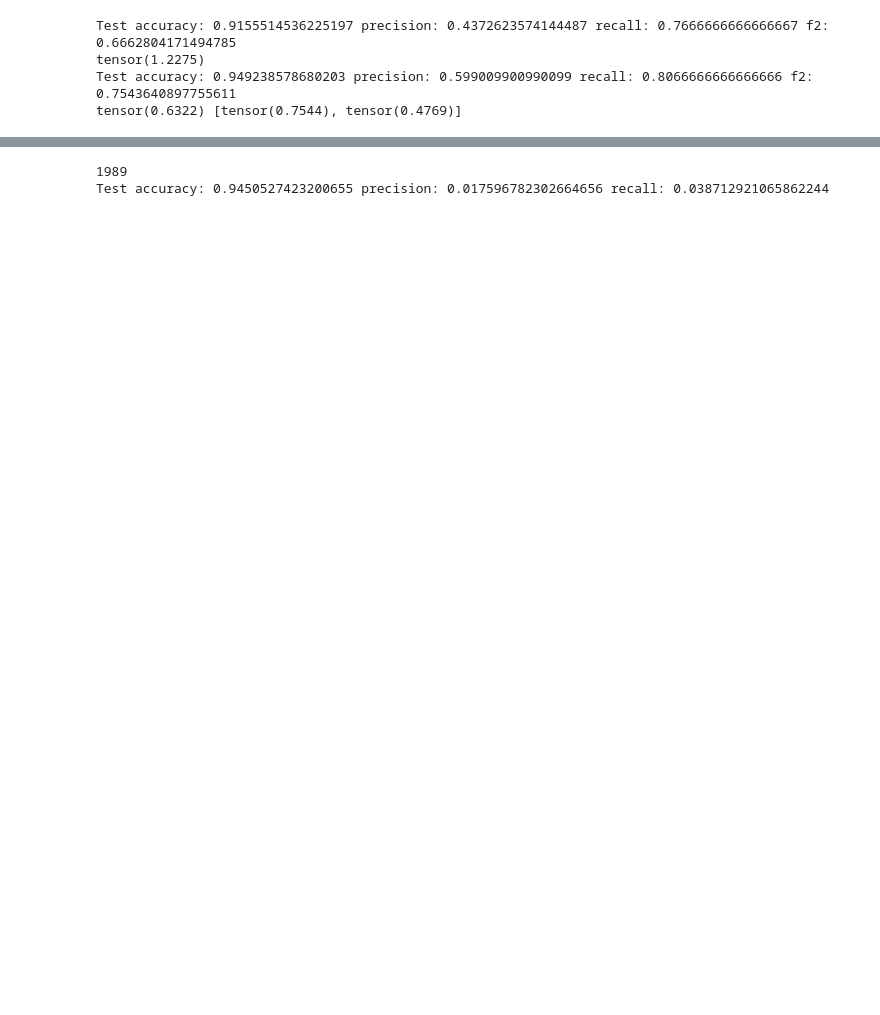
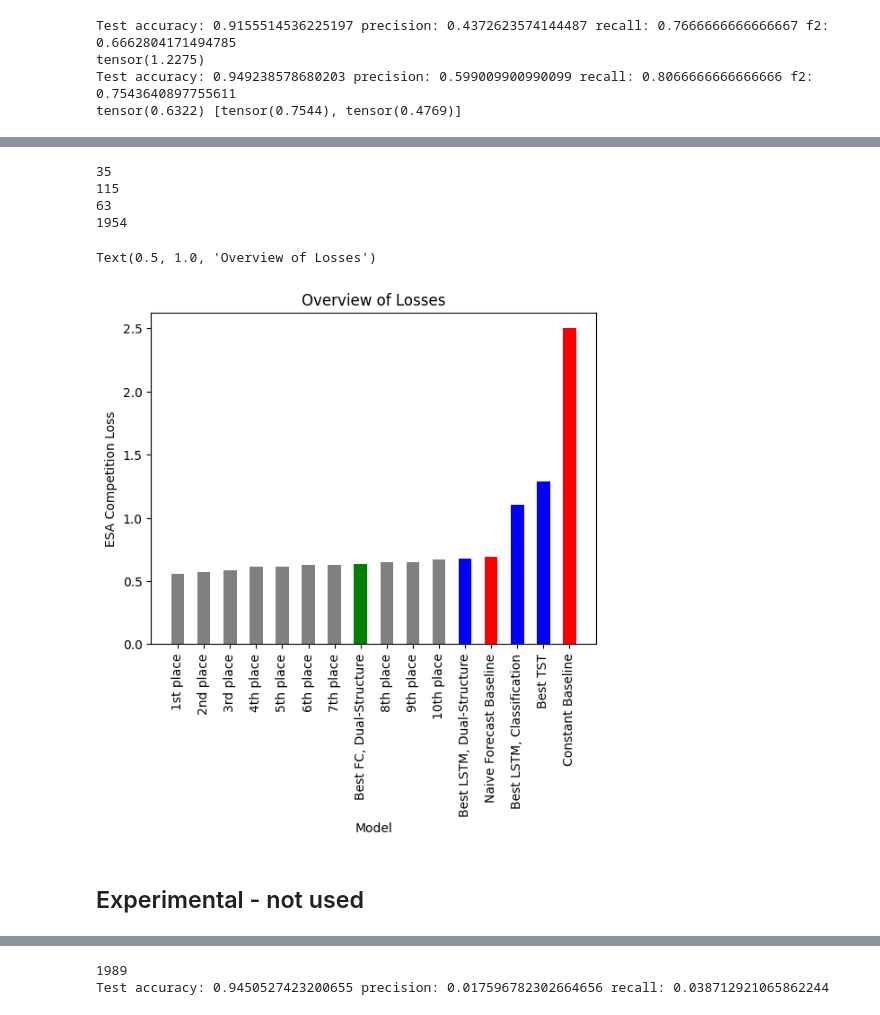
Before and after one commit to lakewood999/cmsc472-project, a Jupyter notebook: LSTM_FC_Final.ipynb, the cells around one changed output, grey strips where cells are left out. Cells and saved outputs as stored; diff of their text form; code cells hidden in the pictures; blank space fills up the shorter version.

Commit message:
Fix lstm notebook version

```diff
--- a/LSTM_FC_Final.ipynb
+++ b/LSTM_FC_Final.ipynb
@@ -839,3 +1001,72 @@ tensor(0.6322) [tensor(0.7544), tensor(0.4769)]
+# %%
+# Calculate ids for test - understand test set distribution
+test_anomalous_low_to_high = []
+test_non_anomalous_high_to_high = []
+test_anomalous_high_to_low = []
+test_non_anomalous_low_to_low = []
+for x in test_ids:
+  if all_baseline_labels[x] < -6 and all_labels[x] >= -6:
+    test_anomalous_low_to_high.append(x)
+  elif all_baseline_labels[x] >= -6 and all_labels[x] >= -6:
+    test_non_anomalous_high_to_high.append(x)
+  elif all_baseline_labels[x] < -6 and all_labels[x] < -6:
+    test_non_anomalous_low_to_low.append(x)
+  elif all_baseline_labels[x] >= -6 and all_labels[x] < -6:
+    test_anomalous_high_to_low.append(x)
+print(len(test_anomalous_low_to_high))
+print(len(test_non_anomalous_high_to_high))
+print(len(test_anomalous_high_to_low))
+print(len(test_non_anomalous_low_to_low))
+# %% [output]
+35
+115
+63
+1954
+# %%
+# Graph overall results
+losses = [0.6322, 0.6799, 1.10, 2.5, 0.694, 1.29]
+model = ["Best FC, Dual-Structure", "Best LSTM, Dual-Structure", "Best LSTM, Classification", "Constant Baseline", "Naive Forecast Baseline", "Best TST"]
+competition_losses = [0.555, 0.574, 0.584, 0.610, 0.615, 0.627, 0.628, 0.6516, 0.6517, 0.6728]
+competition_labels = ["1st place", "2nd place", "3rd place", "4th place", "5th place", "6th place", "7th place", "8th place", "9th place", "10th place"]
+# Combine into dict form
+data = {
+    losses[i]: model[i] for i in range(len(model))
+}
+competition_data = {
+    competition_losses[i]: competition_labels[i] for i in range(len(competition_labels))
+}
+data.update(competition_data)
+# Sort by key
+data = {k: v for k, v in sorted(data.items(), key=lambda item: item[0])}
+colors = []
+for x in data:
+  y = data[x]
+  if "place" in y:
+    colors.append("gray")
+  elif "Baseline" in y:
+    colors.append("red")
+  elif "Best FC" in y:
+    colors.append("green")
+  else:
+    colors.append("blue")
+import matplotlib.pyplot as plt
+plt.bar(
+    [data[x] for x in data],
+    [x for x in data],
+    width=0.5,
+    color = colors
+)
+# Slant labels so they are easy to read
+plt.xticks(rotation=90)
+# order values from greatest to smallest
+plt.ylabel("ESA Competition Loss")
+plt.xlabel("Model")
+plt.title("Overview of Losses")
+# %% [output]
+Text(0.5, 1.0, 'Overview of Losses')
+[figure, added]
+# %% [markdown]
+## Experimental - not used
 # %%
 # .6705 model baselines
 # low
```
Also changed, not shown: parts of 12 cells of this notebook.
